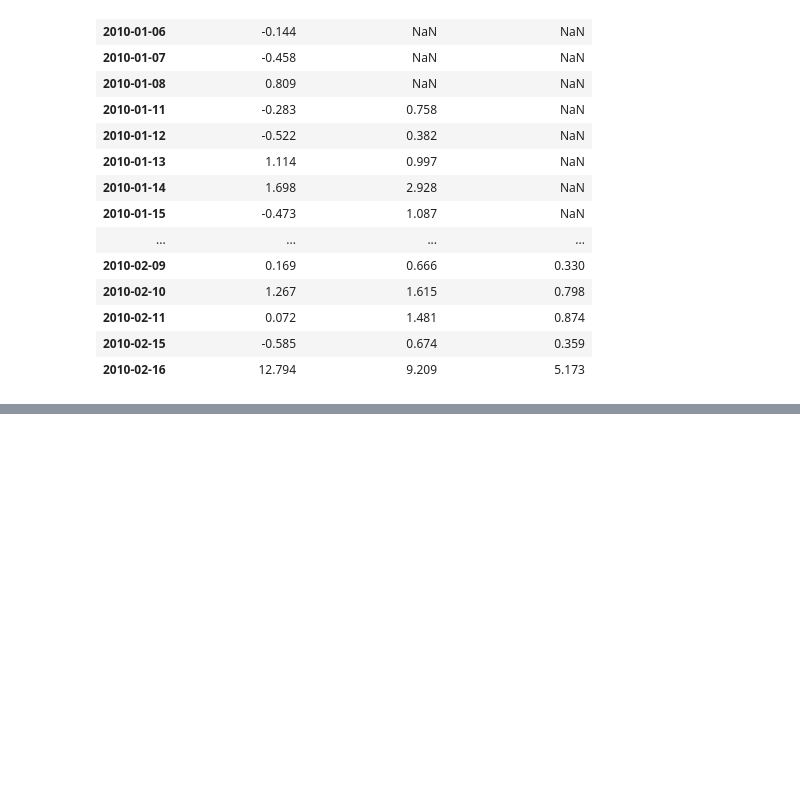
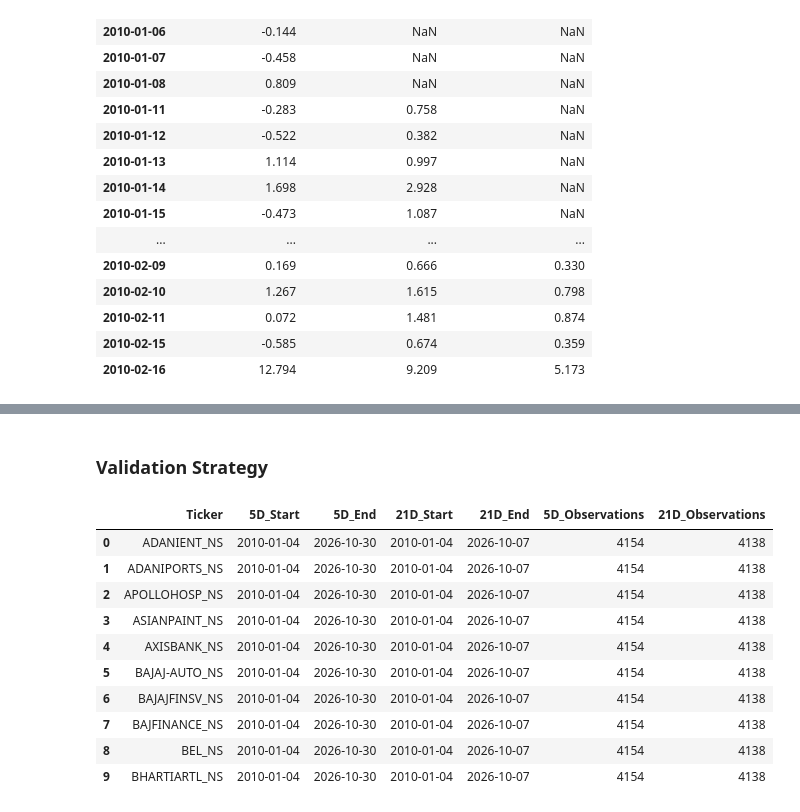
Before and after one commit to Srisupha29/DataScience_Projects, a Jupyter notebook: Indian_Equity_Market_Risk_Forecaster/notebooks/02_Volatility_Targets.ipynb, the cells around one changed output, grey strips where cells are left out. Saved outputs shown, nothing was run; the diff lists cells and outputs as text; code cells hidden in the pictures; blank space fills up the shorter version.

```diff
--- a/Indian_Equity_Market_Risk_Forecaster/notebooks/02_Volatility_Targets.ipynb
+++ b/Indian_Equity_Market_Risk_Forecaster/notebooks/02_Volatility_Targets.ipynb
@@ -499,0 +539,12 @@ display(
+# %%
+# inspecting existing processed macro datasets
+macro_dir = Path("data/processed")
+
+for file in sorted(macro_dir.glob("*.parquet")):
+    df = pd.read_parquet(file)
+
+    print(f"\n{file.name}")
+    print("Shape:", df.shape)
+    print("Columns:", df.columns.tolist())
+    print("Date range:", df.index.min(), "to", df.index.max())
+    display(df.head(3))
@@ -499,0 +701,45 @@ display(
+# %% [markdown]
+### Validation Strategy
+# %%
+# Inspecting Usable target date coverage
+
+target_dir = Path("data/processed/volatility_targets")
+
+coverage = []
+
+for file in sorted(target_dir.glob("*_targets.parquet")):
+    ticker = file.stem.replace("_targets", "")
+    targets = pd.read_parquet(file)
+
+    valid_5d = targets["RV_5D"].dropna()
+    valid_21d = targets["RV_21D"].dropna()
+
+    coverage.append({
+        "Ticker": ticker,
+        "5D_Start": valid_5d.index.min(),
+        "5D_End": valid_5d.index.max(),
+        "21D_Start": valid_21d.index.min(),
+        "21D_End": valid_21d.index.max(),
+        "5D_Observations": len(valid_5d),
+        "21D_Observations": len(valid_21d)
+    })
+
+coverage = pd.DataFrame(coverage)
+
+display(coverage.head(10))
+
+print("\nOverall usable date coverage:")
+print("5D:", coverage["5D_Start"].min(), "to", coverage["5D_End"].max())
+print("21D:", coverage["21D_Start"].min(), "to", coverage["21D_End"].max())
+# %% [output]
+|  | Ticker | 5D_Start | 5D_End | 21D_Start | 21D_End | 5D_Observations | 21D_Observations |
+| 0 | ADANIENT_NS | 2010-01-04 | 2026-10-30 | 2010-01-04 | 2026-10-07 | 4154 | 4138 |
+| 1 | ADANIPORTS_NS | 2010-01-04 | 2026-10-30 | 2010-01-04 | 2026-10-07 | 4154 | 4138 |
+| 2 | APOLLOHOSP_NS | 2010-01-04 | 2026-10-30 | 2010-01-04 | 2026-10-07 | 4154 | 4138 |
+| 3 | ASIANPAINT_NS | 2010-01-04 | 2026-10-30 | 2010-01-04 | 2026-10-07 | 4154 | 4138 |
+| 4 | AXISBANK_NS | 2010-01-04 | 2026-10-30 | 2010-01-04 | 2026-10-07 | 4154 | 4138 |
+| 5 | BAJAJ-AUTO_NS | 2010-01-04 | 2026-10-30 | 2010-01-04 | 2026-10-07 | 4154 | 4138 |
+| 6 | BAJAJFINSV_NS | 2010-01-04 | 2026-10-30 | 2010-01-04 | 2026-10-07 | 4154 | 4138 |
+| 7 | BAJFINANCE_NS | 2010-01-04 | 2026-10-30 | 2010-01-04 | 2026-10-07 | 4154 | 4138 |
+| 8 | BEL_NS | 2010-01-04 | 2026-10-30 | 2010-01-04 | 2026-10-07 | 4154 | 4138 |
+| 9 | BHARTIARTL_NS | 2010-01-04 | 2026-10-30 | 2010-01-04 | 2026-10-07 | 4154 | 4138 |
```
Also changed, not shown: parts of 10 cells of this notebook.
